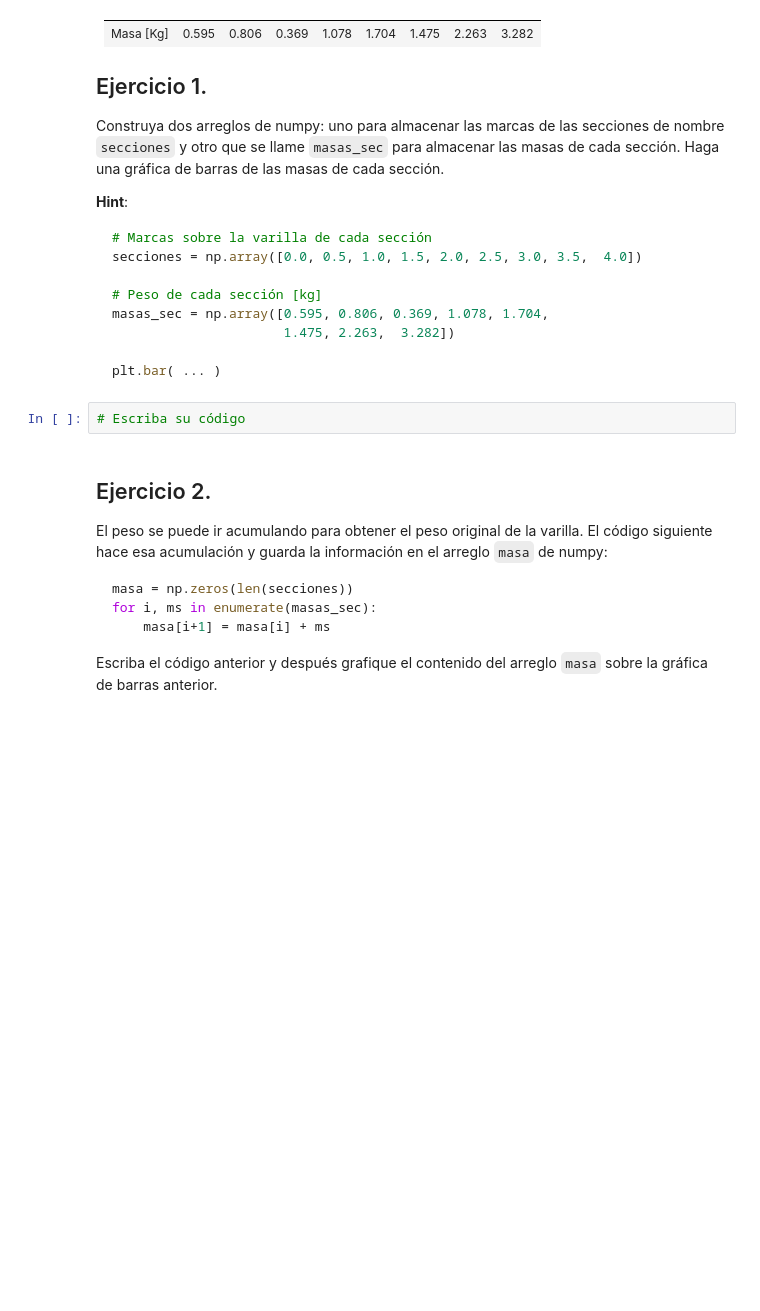
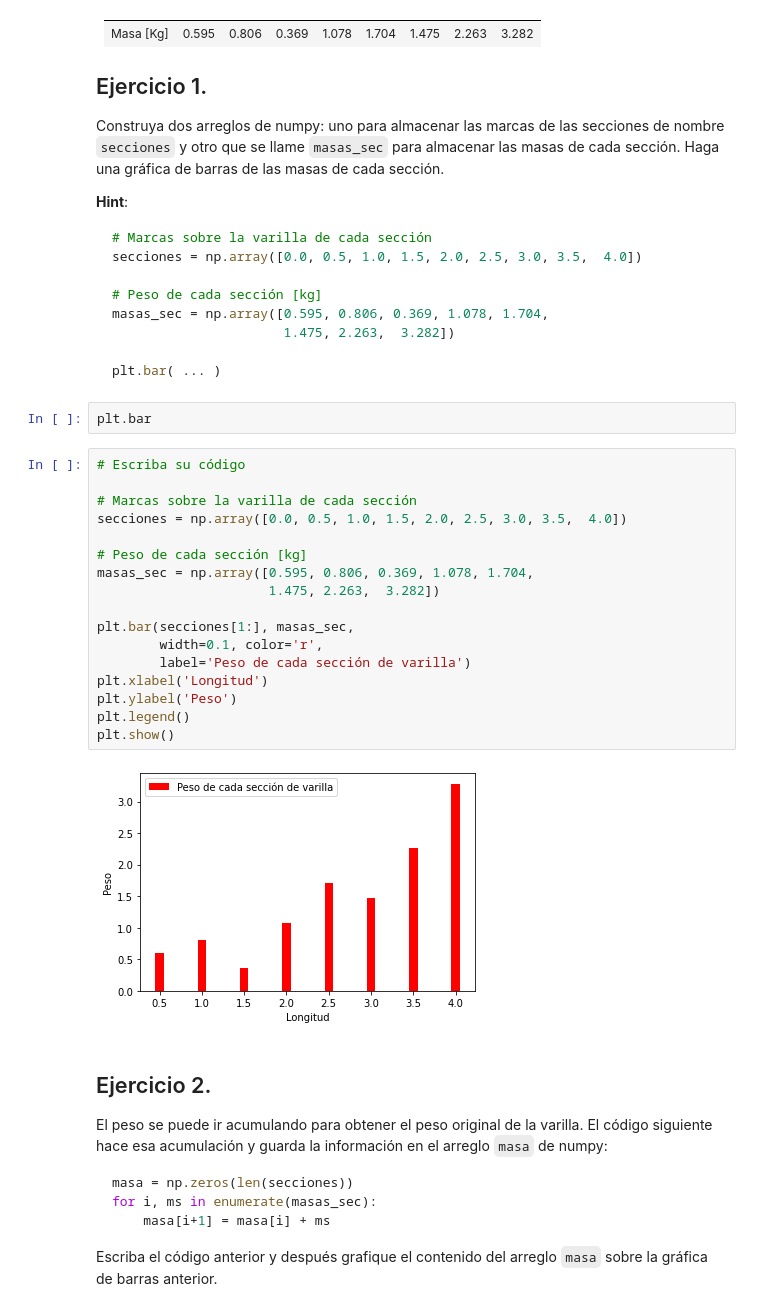
Before and after one commit to octasam/GeoMaC, a Jupyter notebook: DerivadasNumericas/02_EjerciciosDerNum.ipynb, the cells around one changed output. Saved outputs shown, nothing was run; the diff lists cells and outputs as text; blank space fills up the shorter version.

````diff
--- a/DerivadasNumericas/02_EjerciciosDerNum.ipynb
+++ b/DerivadasNumericas/02_EjerciciosDerNum.ipynb
@@ -39,8 +39,27 @@ masas_sec = np.array([0.595, 0.806, 0.369, 1.078, 1.704,
 
 plt.bar( ... )
 ```
-# %%
-# Escriba su código
+# %%
+plt.bar
+# %%
+# Escriba su código
+
+# Marcas sobre la varilla de cada sección
+secciones = np.array([0.0, 0.5, 1.0, 1.5, 2.0, 2.5, 3.0, 3.5,  4.0])
+
+# Peso de cada sección [kg]
+masas_sec = np.array([0.595, 0.806, 0.369, 1.078, 1.704,
+                      1.475, 2.263,  3.282])
+
+plt.bar(secciones[1:], masas_sec,
+        width=0.1, color='r',
+        label='Peso de cada sección de varilla')
+plt.xlabel('Longitud')
+plt.ylabel('Peso')
+plt.legend()
+plt.show()
+# %% [output]
+[figure, added]
 # %% [markdown]
 ## Ejercicio 2.
 El peso se puede ir acumulando para obtener el peso original de la varilla. El código siguiente hace esa acumulación y guarda la información en el arreglo `masa` de numpy:
````
Also changed, not shown: parts of 2 cells of this notebook, 4 other files.
